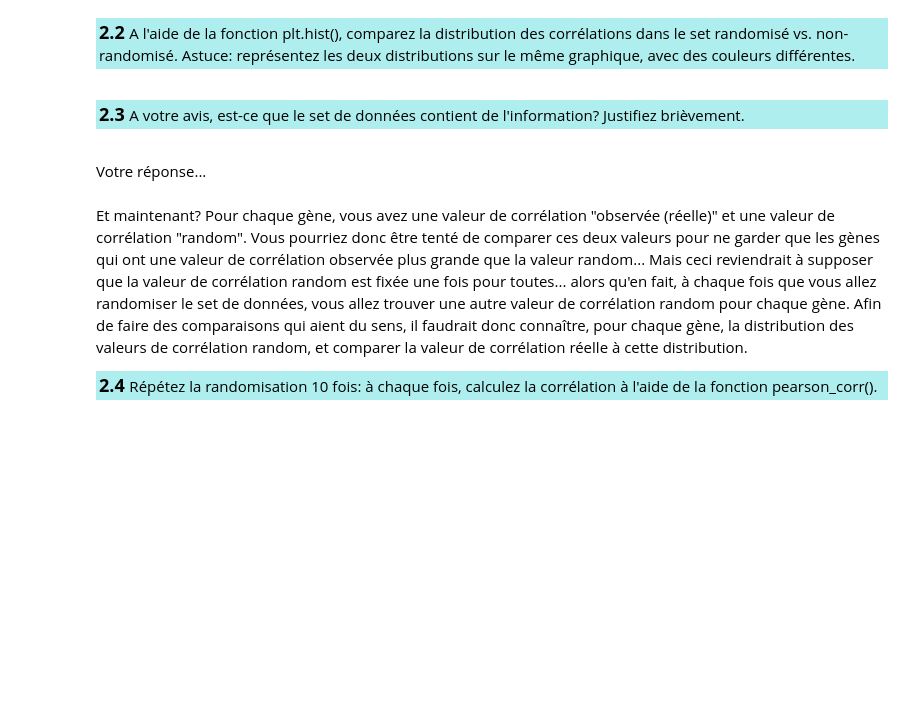
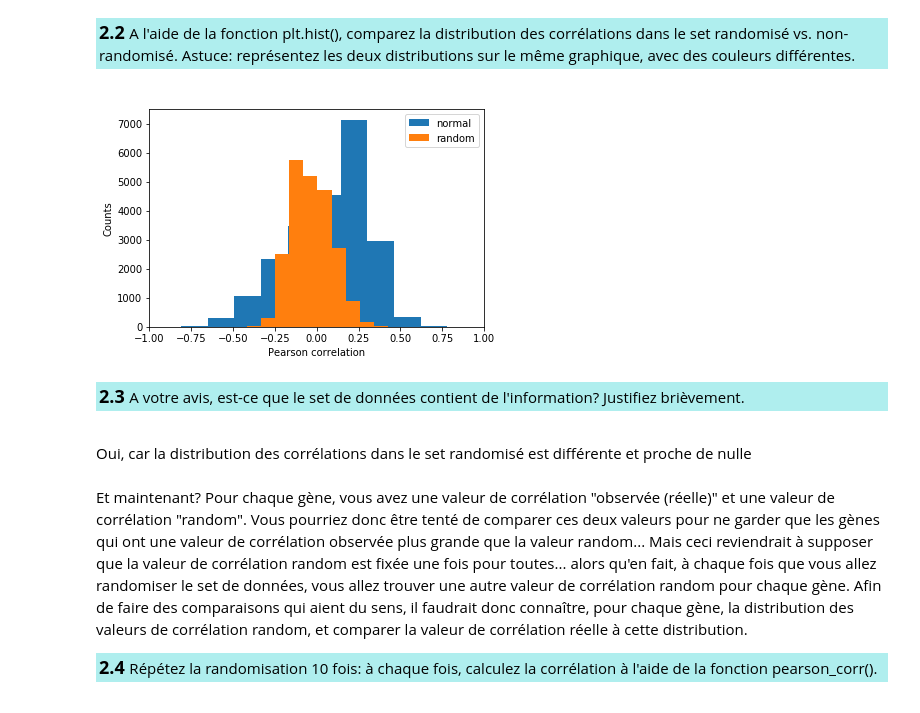
Before and after one commit to Nortalle/BBC_lab03_Guidoux_Vincent, a Jupyter notebook: Labo-3-4_BBC-2019-2.ipynb, the cells around one changed output. Saved outputs shown, nothing was run; the diff lists cells and outputs as text; code cells hidden in the pictures; blank space fills up the shorter version.

```diff
--- a/Labo-3-4_BBC-2019-2.ipynb
+++ b/Labo-3-4_BBC-2019-2.ipynb
@@ -452,9 +450,23 @@ A l'aide de la fonction plt.hist(), comparez la distribution des corrélations d
+# %%
+compare_co = pearson_genes(data,desired_profile, False)
+compare_co_random = pearson_genes(data_random,desired_profile, False)
+# %%
+plt.figure()
+plt.hist(compare_co[0], label='normal')
+plt.hist(compare_co_random[0], label='random')
+plt.xlabel('Pearson correlation')
+plt.ylabel('Counts')
+plt.xlim([-1,1])
+plt.legend(loc='upper right')
+plt.show()
+# %% [output]
+[figure, added]
 # %% [markdown]
 <p style="background-color:#AFEEEE;padding:3px"><font size="4"><b>2.3 </b></font>
 A votre avis, est-ce que le set de données contient de l'information? Justifiez brièvement.
 <p>
-# %% [markdown]
-Votre réponse...
+# %% [markdown]
+Oui, car la distribution des corrélations dans le set randomisé est différente et proche de nulle
 # %% [markdown]
 Et maintenant? Pour chaque gène, vous avez une valeur de corrélation "observée (réelle)" et une valeur de corrélation "random". Vous pourriez donc être tenté de comparer ces deux valeurs pour ne garder que les gènes qui ont une valeur de corrélation observée plus grande que la valeur random... Mais ceci reviendrait à supposer que la valeur de corrélation random est fixée une fois pour toutes... alors qu'en fait, à chaque fois que vous allez randomiser le set de données, vous allez trouver une autre valeur de corrélation random pour chaque gène. Afin de faire des comparaisons qui aient du sens, il faudrait donc connaître, pour chaque gène, la distribution des valeurs de corrélation random, et comparer la valeur de corrélation réelle à cette distribution.
 
```
Also changed, not shown: parts of 7 cells of this notebook.
